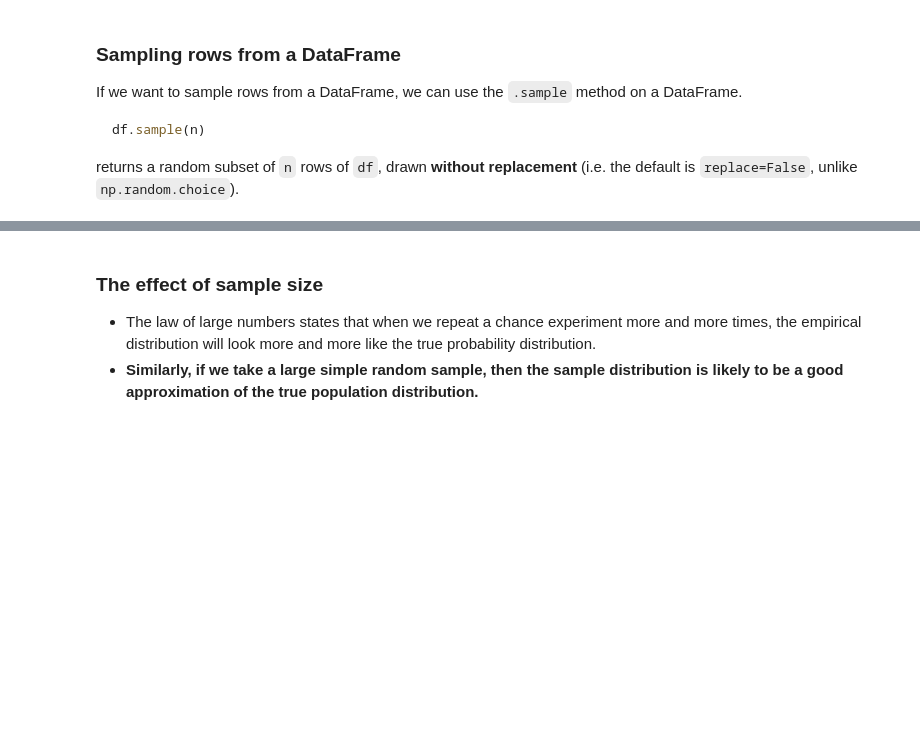
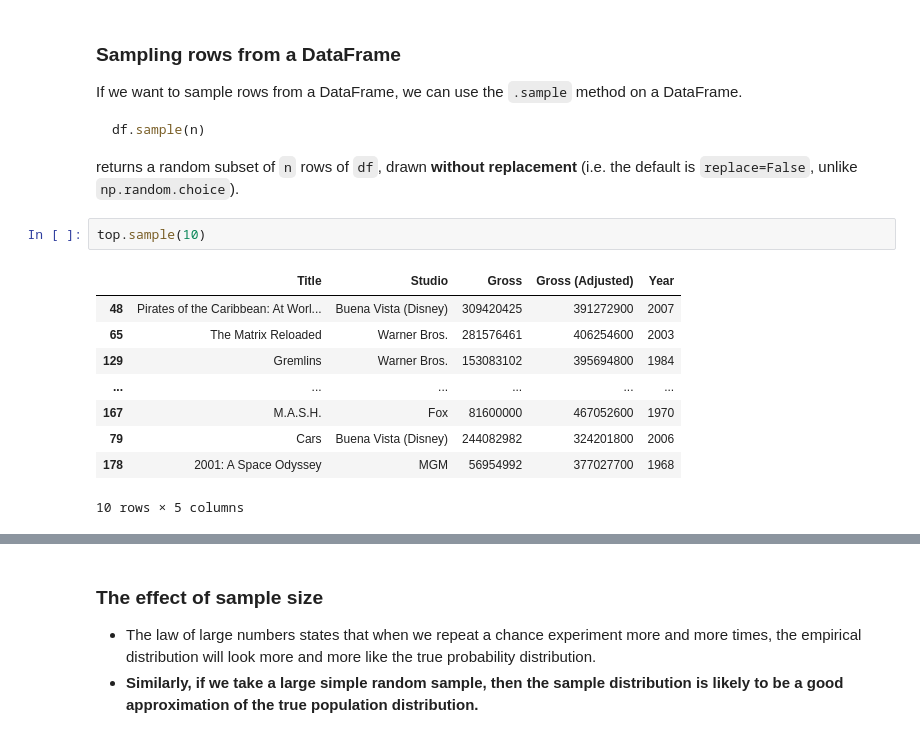
Before and after one commit to dsc-courses/dsc10-2022-su, a Jupyter notebook: lectures/lec14/lec14-live.ipynb, the cells around one changed output, grey strips where cells are left out. Drawn from its saved outputs; the diff is of its cells as text; blank space fills up the shorter version.

````diff
--- a/lectures/lec14/lec14-live.ipynb
+++ b/lectures/lec14/lec14-live.ipynb
@@ -180,3 +246,15 @@ df.sample(n)
 ```
 
 returns a random subset of `n` rows of `df`, drawn **without replacement** (i.e. the default is `replace=False`, unlike `np.random.choice`).
+# %%
+top.sample(10)
+# %% [output]
+|  | Title | Studio | Gross | Gross (Adjusted) | Year |
+| 48 | Pirates of the Caribbean: At Worl... | Buena Vista (Disney) | 309420425 | 391272900 | 2007 |
+| 65 | The Matrix Reloaded | Warner Bros. | 281576461 | 406254600 | 2003 |
+| 129 | Gremlins | Warner Bros. | 153083102 | 395694800 | 1984 |
+| ... | ... | ... | ... | ... | ... |
+| 167 | M.A.S.H. | Fox | 81600000 | 467052600 | 1970 |
+| 79 | Cars | Buena Vista (Disney) | 244082982 | 324201800 | 2006 |
+| 178 | 2001: A Space Odyssey | MGM | 56954992 | 377027700 | 1968 |
+10 rows × 5 columns
````
Also changed, not shown: parts of 20 cells of this notebook.
